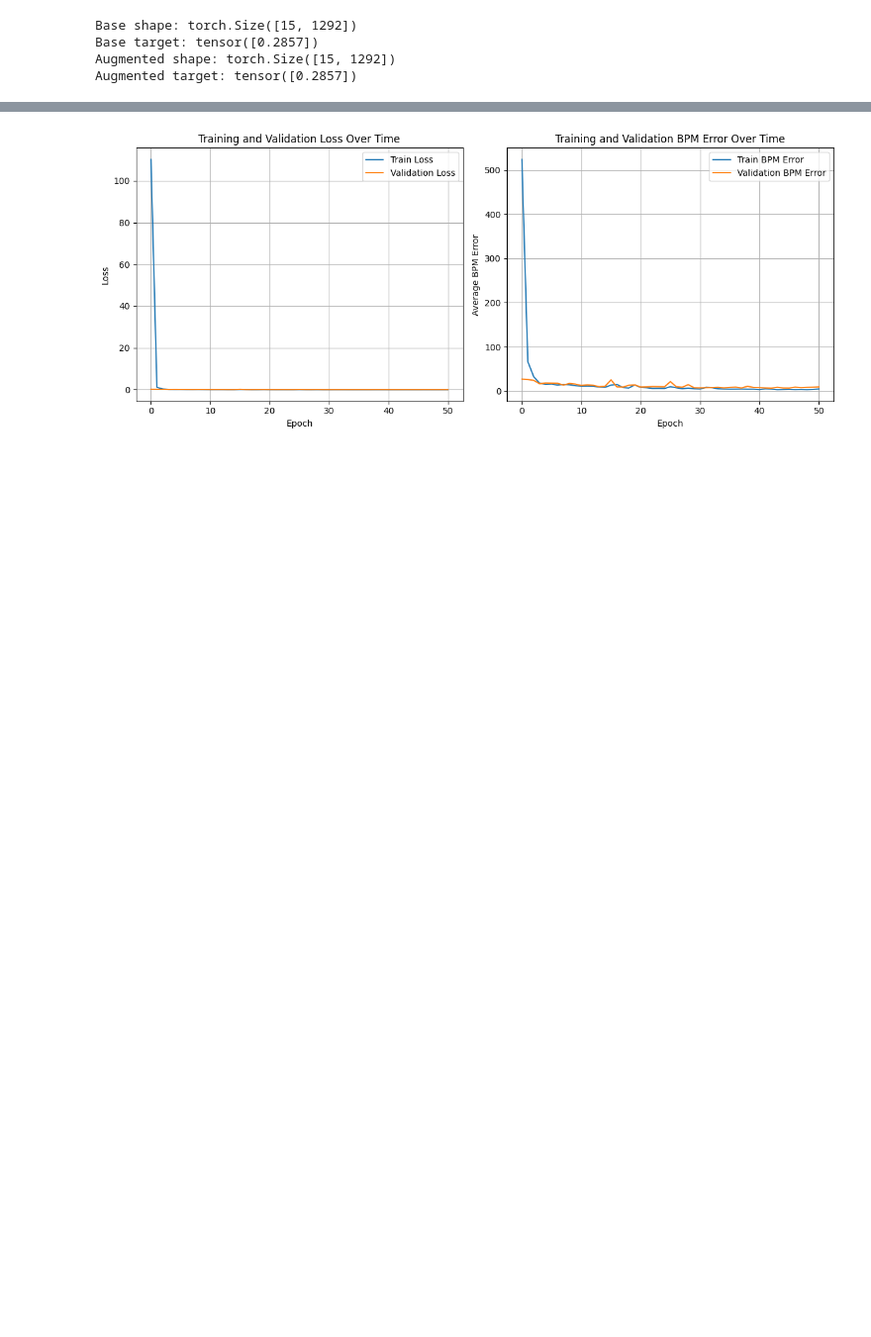
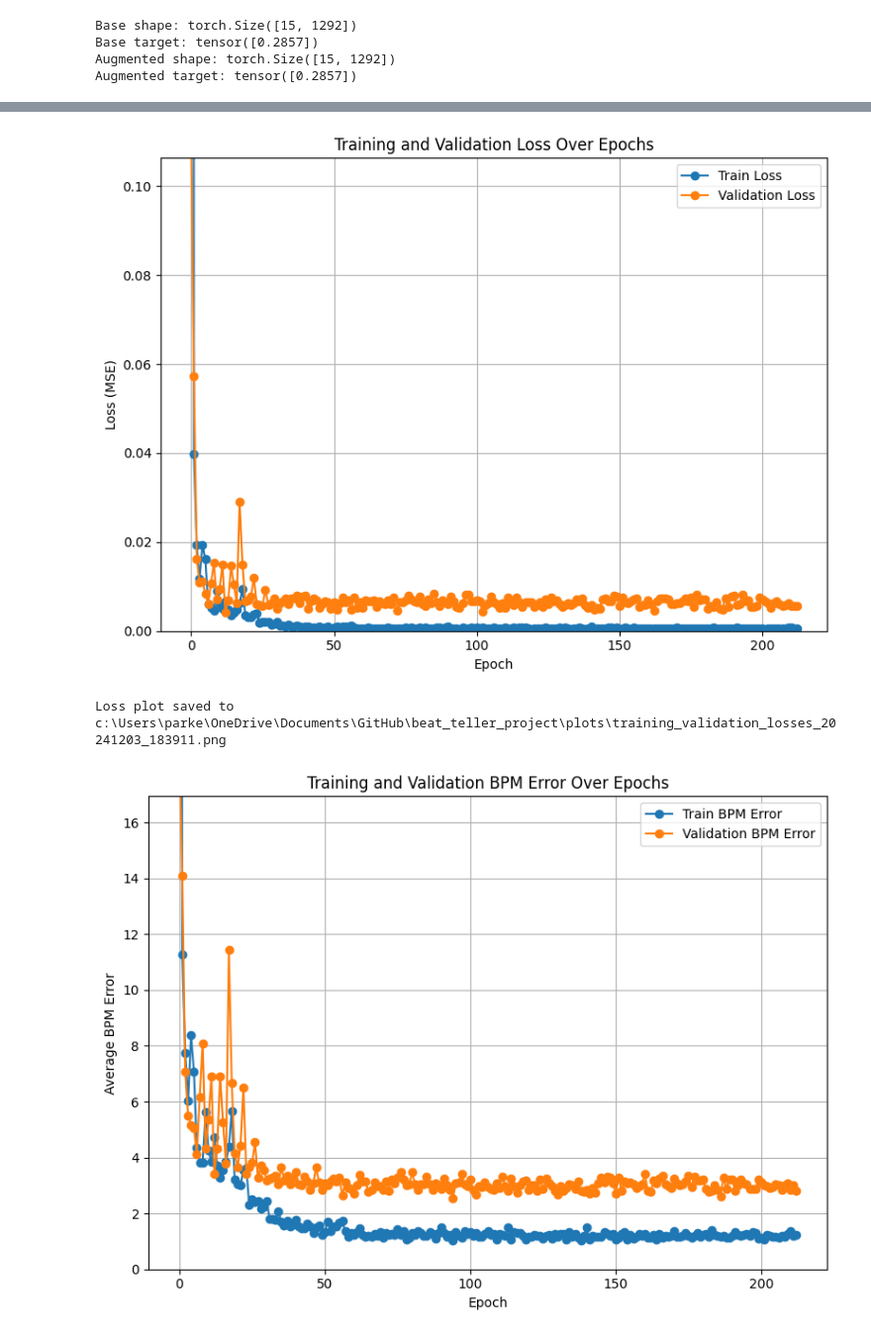
Before and after one commit to ParkerTonra/beat_teller_project, a Jupyter notebook: BeatTellerV2.ipynb, the cells around one changed output, grey strips where cells are left out. Shown at 99% size. Drawn from its saved outputs; the diff is of its cells as text; code cells hidden in the pictures; blank space fills up the shorter version.

```diff
--- a/BeatTellerV2.ipynb
+++ b/BeatTellerV2.ipynb
@@ -201,7 +209,7 @@ class AugmentedRekordboxDataset(Dataset):
         return features + noise
 # %%
 # Initialize datasets
-audio_dir = "./TellerNet/data/beatbank_test_audios"
+audio_dir = "./TellerNet/data/beatbank_train_audios"
 base_dataset = RekordboxAudioDataset(audio_dir, target_length=1292)
 aug_dataset = AugmentedRekordboxDataset(base_dataset)
 
@@ -278,9 +286,10 @@ train_loader = DataLoader(aug_dataset, batch_size=batch_size, sampler=train_samp
 val_loader = DataLoader(aug_dataset, batch_size=batch_size, sampler=val_sampler)
 
 # Define the CNN model
-class TempoEstimationCNN(nn.Module):
+class TellerNet(nn.Module):
     def __init__(self):
-        super(TempoEstimationCNN, self).__init__()
+        super(TellerNet, self).__init__()
+        self.input_bn = nn.BatchNorm1d(input_channels)
         self.conv1 = nn.Conv1d(in_channels=input_channels, out_channels=32, kernel_size=3, padding=1)
         self.bn1 = nn.BatchNorm1d(32, momentum=0.1)
         self.pool1 = nn.MaxPool1d(kernel_size=2)
@@ -306,6 +315,7 @@ class TempoEstimationCNN(nn.Module):
         return length
 
     def forward(self, x):
+        x = self.input_bn(x)
         x = self.pool1(nn.functional.relu(self.bn1(self.conv1(x))))
         x = self.pool2(nn.functional.relu(self.bn2(self.conv2(x))))
         x = self.pool3(nn.functional.relu(self.bn3(self.conv3(x))))
@@ -315,7 +325,7 @@ class TempoEstimationCNN(nn.Module):
         return x.squeeze()
 
 # Initialize the model, loss function, optimizer, and scheduler
-model = TempoEstimationCNN().to(device)
+model = TellerNet().to(device)
 criterion = nn.MSELoss()
 optimizer = optim.Adam(model.parameters(), lr=learning_rate, weight_decay=1e-5)
 scheduler = optim.lr_scheduler.ReduceLROnPlateau(optimizer, mode='min', factor=0.5, patience=10)
@@ -327,7 +337,7 @@ val_bpm_errors = []
 best_val_loss = float('inf')
 best_model_state = None
 epochs_without_improvement = 0
-patience = 20  # Early stopping patience
+patience = 200  # Early stopping patience
 
 for epoch in range(num_epochs):
     # Training phase
@@ -401,7 +411,10 @@ for epoch in range(num_epochs):
             break
 
 # Save the best model to a .pth file
-torch.save(best_model_state, 'best_tempo_estimation_model.pth')
+now = datetime.now()
+dt_string = now.strftime("%Y%m%d_%H%M%S")
+torch.save(best_model_state, f'model_{dt_string}.pth')
 
 print("Best model saved to 'best_tempo_estimation_model.pth'")
+print("average bpm error for best model: ", np.mean(val_bpm_errors))
 # %% [output]
@@ -425,40 +438,50 @@ Best model saved to 'best_tempo_estimation_model.pth'
 # %%
-# Cell 8: Plot Training and Validation Losses and BPM Errors
+# Create directories for plots if they don't exist
+plt_dir = os.path.join(os.getcwd(), 'plots')
+os.makedirs(plt_dir, exist_ok=True)
 
-from datetime import datetime
-
-
+# Generate epochs range
 epochs_range = list(range(len(train_losses)))
 
-plt.figure(figsize=(12, 5))
-
-plt.subplot(1, 2, 1)
-plt.plot(epochs_range, train_losses, label='Train Loss')
-plt.plot(epochs_range, val_losses, label='Validation Loss')
+# Plot Training and Validation Loss in a separate figure
+plt.figure(figsize=(8, 6))
+plt.plot(epochs_range, train_losses, label='Train Loss', marker='o')
+plt.plot(epochs_range, val_losses, label='Validation Loss', marker='o')
 plt.xlabel('Epoch')
-plt.ylabel('Loss')
-plt.title('Training and Validation Loss Over Time')
+plt.ylabel('Loss (MSE)')
+plt.title('Training and Validation Loss Over Epochs')
 plt.legend()
 plt.grid(True)
+plt.ylim([0, max(train_losses + val_losses) * .021])  # Adjust as needed
+# Optionally use logarithmic scale
+# plt.yscale('log')
+plt.tight_layout()
+now = datetime.now()
+dt_string = now.strftime("%Y%m%d_%H%M%S")
+loss_plot_filename = os.path.join(plt_dir, f'training_validation_losses_{dt_string}.png')
+plt.savefig(loss_plot_filename)
+plt.show()
 
-plt.subplot(1, 2, 2)
-plt.plot(epochs_range, train_bpm_errors, label='Train BPM Error')
-plt.plot(epochs_range, val_bpm_errors, label='Validation BPM Error')
+print(f"Loss plot saved to {loss_plot_filename}")
+
+# Plot Training and Validation BPM Error in a separate figure
+plt.figure(figsize=(8, 6))
+plt.plot(epochs_range, train_bpm_errors, label='Train BPM Error', marker='o')
+plt.plot(epochs_range, val_bpm_errors, label='Validation BPM Error', marker='o')
 plt.xlabel('Epoch')
 plt.ylabel('Average BPM Error')
-plt.title('Training and Validation BPM Error Over Time')
+plt.title('Training and Validation BPM Error Over Epochs')
 plt.legend()
 plt.grid(True)
+# Adjust y-axis limits based on BPM error values
+plt.ylim([0, max(train_bpm_errors + val_bpm_errors) * .2])
+plt.tight_layout()
+bpm_error_plot_filename = os.path.join(plt_dir, f'training_validation_bpm_errors_{dt_string}.png')
+plt.savefig(bpm_error_plot_filename)
+plt.show()
 
-plt.tight_layout()
-
-# save the plot with datetime
-now = datetime.now()
-dt_string = now.strftime("%Y%m%d_%H%M%S")
-plt_dir = os.path.join(os.getcwd(), 'plots')
-os.makedirs(plt_dir, exist_ok=True)
-plt.savefig(os.path.join(plt_dir, f'training_and_validation_losses_and_bpm_errors_{dt_string}.png'))
-
-plt.show()
+print(f"BPM error plot saved to {bpm_error_plot_filename}")
 # %% [output]
-[figure, old version]
+[figure, new version]
+Loss plot saved to c:\Users\parke\OneDrive\Documents\GitHub\beat_teller_project\plots\training_validation_losses_20241203_183911.png
+[figure, added]
```
Also changed, not shown: parts of 16 cells of this notebook, 10 other files.
